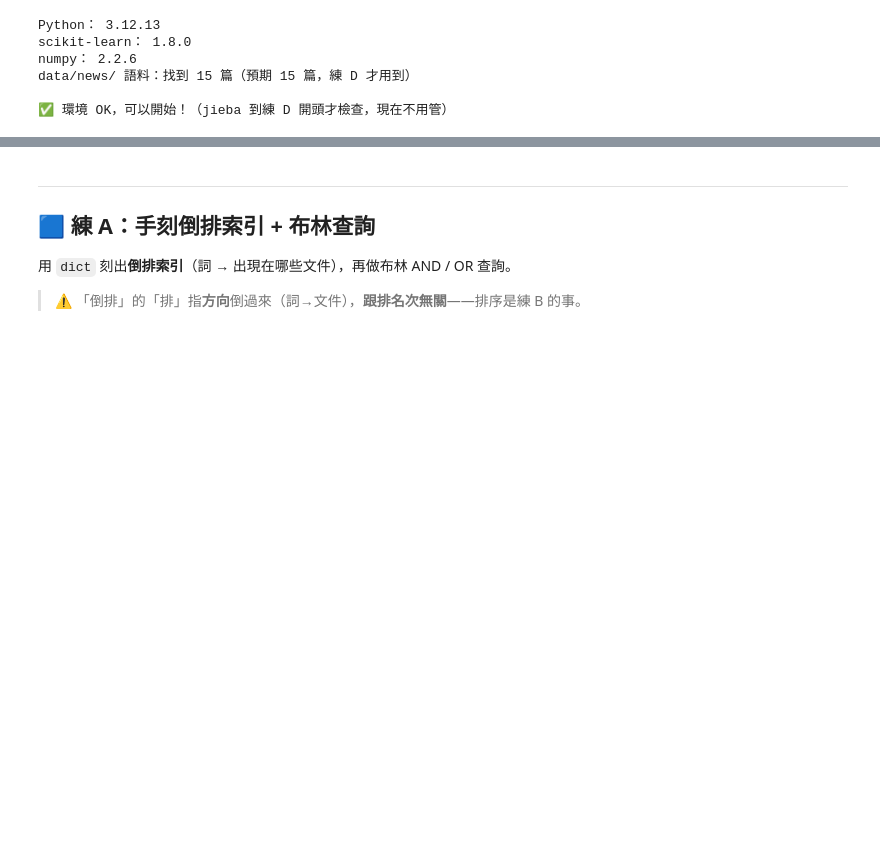
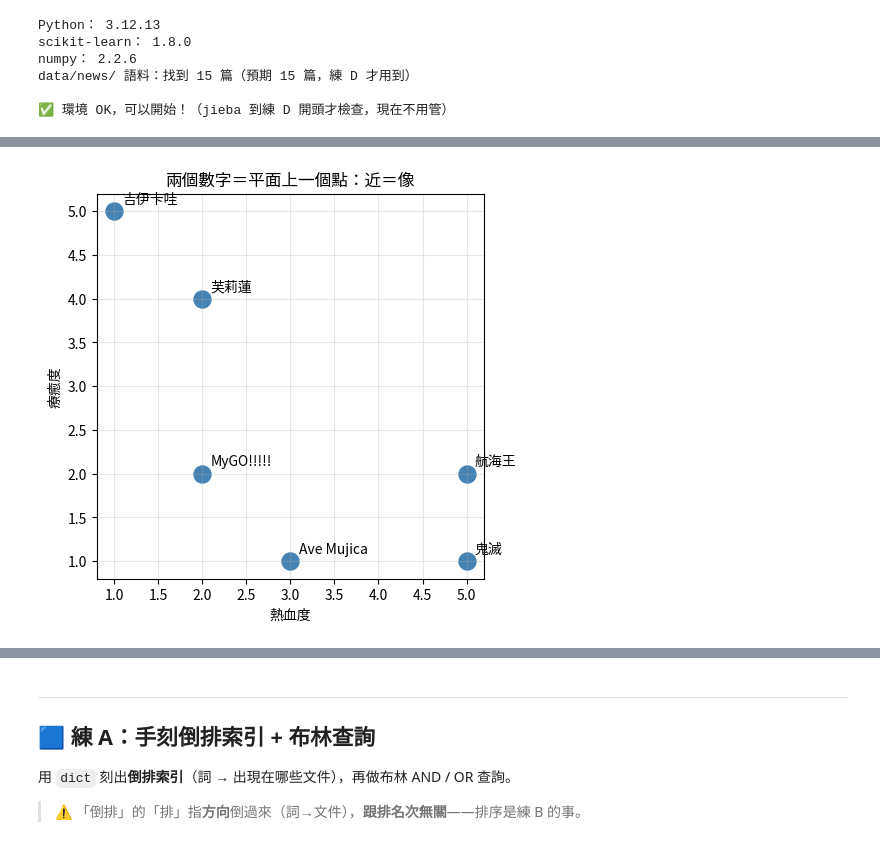
Before and after one commit to guanyuhoujeff/2026-NKUST-Cross-Disciplinary-AI-Training-Course, a Jupyter notebook: 1_資訊檢索與生成式人工智慧/Lab1_古典IR/Lab1_古典IR_完整版.ipynb, the cells around one changed output, grey strips where cells are left out. Cells and saved outputs as stored; diff of their text form; code cells hidden in the pictures; blank space fills up the shorter version.

```diff
--- a/1_資訊檢索與生成式人工智慧/Lab1_古典IR/Lab1_古典IR_完整版.ipynb
+++ b/1_資訊檢索與生成式人工智慧/Lab1_古典IR/Lab1_古典IR_完整版.ipynb
@@ -56,0 +51,7 @@ print(cosine_similarity(v.transform(["升息"]), M)[0])   # 應印 [非0, 0]
+# %%
+# 畫圖 / 表格工具：整本共用，載一次就好
+import matplotlib.pyplot as plt
+import pandas as pd
+# 這兩行設定中文字型——找不到就用預設，圖照畫、只是中文變方框，不影響看點的位置
+plt.rcParams["font.sans-serif"] = ["Noto Sans CJK JP", "Noto Sans CJK TC", "Noto Sans CJK SC", "Microsoft JhengHei", "PingFang TC", "AR PL UMing CN", "sans-serif"]
+plt.rcParams["axes.unicode_minus"] = False
@@ -56,0 +62,13 @@ print(cosine_similarity(v.transform(["升息"]), M)[0])   # 應印 [非0, 0]
+# %%
+# 每部作品用一個 dict 描述（anime 名稱、hot 熱血、heal 療癒），組成一張表
+# 一「列」＝一部作品、一「欄」＝一個軸——這張表就是 6 個「向量」排在一起
+works = [
+    {"anime": "鬼滅",       "hot": 5, "heal": 1},
+    {"anime": "航海王",     "hot": 5, "heal": 2},
+    {"anime": "吉伊卡哇",   "hot": 1, "heal": 5},
+    {"anime": "芙莉蓮",     "hot": 2, "heal": 4},
+    {"anime": "MyGO!!!!!",  "hot": 2, "heal": 2},
+    {"anime": "Ave Mujica", "hot": 3, "heal": 1},
+]
+df_anime = pd.DataFrame(works)
+df_anime   # 最後一行不寫 print，Jupyter 直接把表格畫出來
@@ -56,0 +83,17 @@ print(cosine_similarity(v.transform(["升息"]), M)[0])   # 應印 [非0, 0]
+# %%
+# 把上面那張表的每一列，畫成平面上的一個點（不用填，直接跑）
+plt.figure(figsize=(5, 5))
+for w in works:                              # 每部作品＝(熱血, 療癒) 兩個數字＝一個點
+    plt.scatter(w["hot"], w["heal"], s=150, color="steelblue")
+    plt.annotate(w["anime"], (w["hot"], w["heal"]), xytext=(6, 6), textcoords="offset points")
+
+plt.xlabel("熱血度")
+plt.ylabel("療癒度")
+plt.title("兩個數字＝平面上一個點：近＝像")
+plt.grid(True, alpha=0.3)
+plt.show()
+
+# 💡 鬼滅、航海王在右下（熱血高），吉伊卡哇、芙莉蓮在左上（療癒高）——「像不像」變成看得見的遠近。
+#    但 MyGO!!!!! 和 Ave Mujica 都偏低療癒、位置相近，其實很不一樣——2 個軸不夠、要更多軸才分得開。
+# %% [output]
+[figure, added]
```
Also changed, not shown: parts of 83 cells of this notebook, 2 other files.
